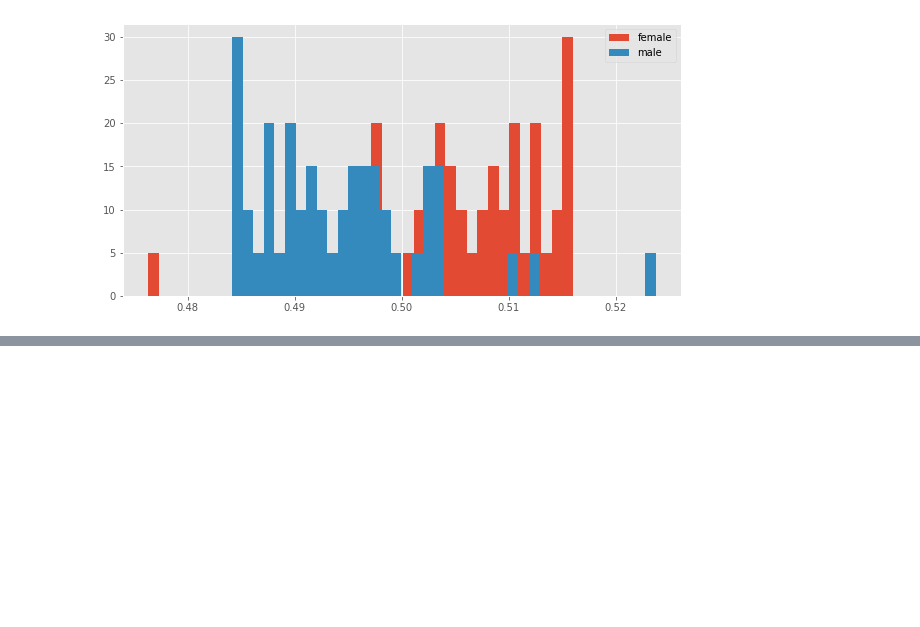
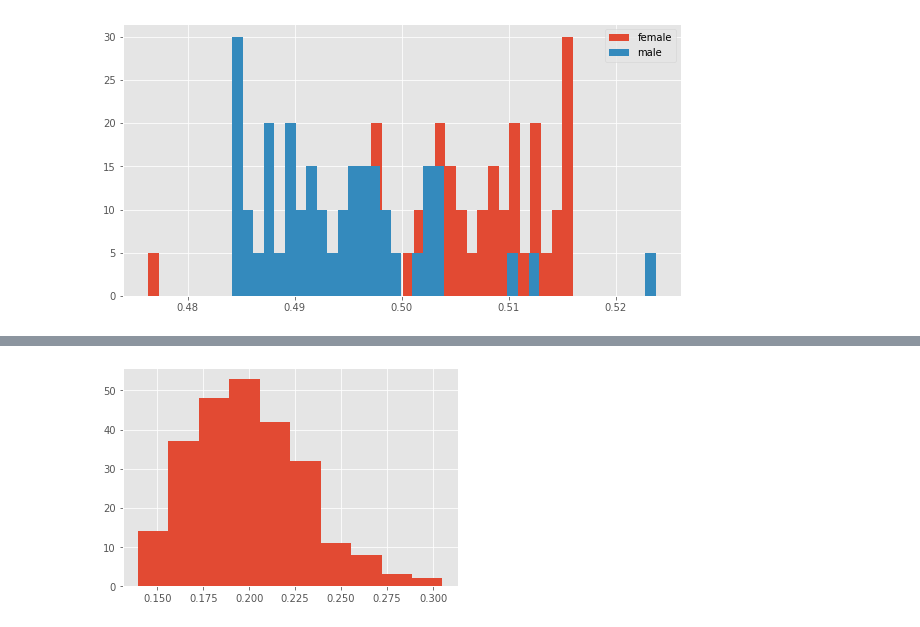
Before and after one commit to Prvargas/Where_Are_The_Drugs, a Jupyter notebook: Health_Care_Query_Clean.ipynb, the cells around one changed output, grey strips where cells are left out. Saved outputs shown, nothing was run; the diff lists cells and outputs as text; code cells hidden in the pictures; blank space fills up the shorter version.

```diff
--- a/Health_Care_Query_Clean.ipynb
+++ b/Health_Care_Query_Clean.ipynb
@@ -395,0 +449,6 @@ r value = 0.9999999999999051
+# %%
+#From the scatter matrix above we see that total_claims_count_percent has the only normal distribution
+drug_claims_percent = consol_percent_2014_df['total_claims_count_percent']
+drug_claims_percent.hist();
+# %% [output]
+[figure, added]
```
Also changed, not shown: parts of 21 cells of this notebook, 13 other files.
